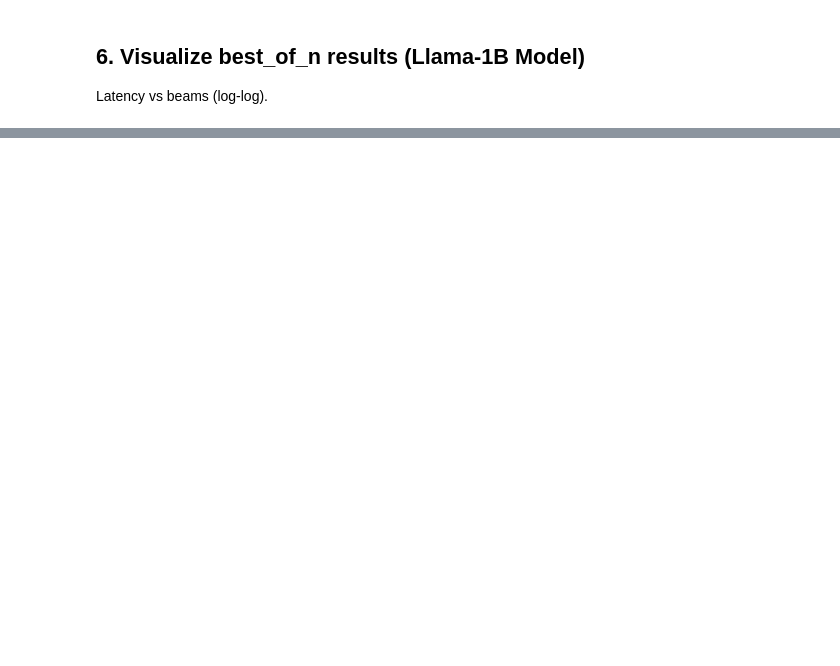
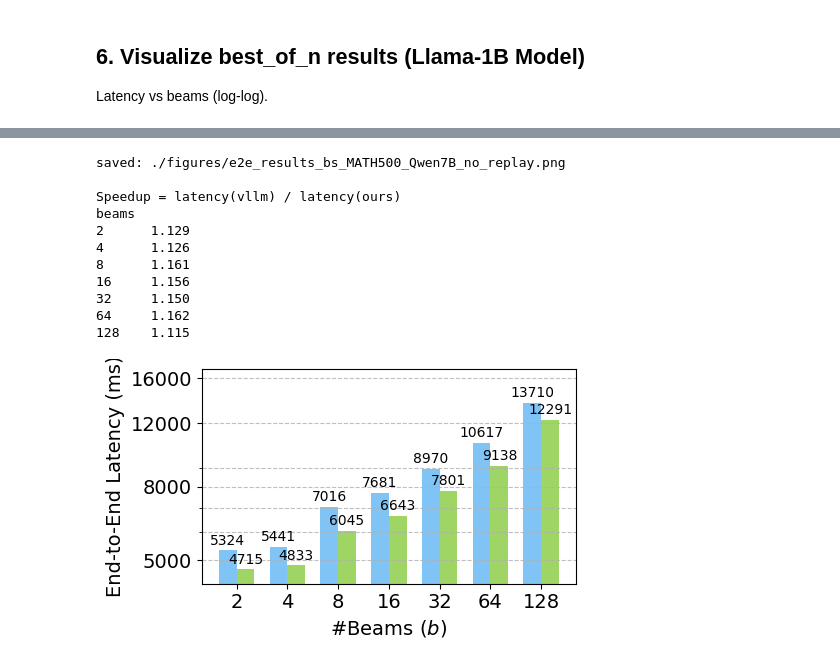
Before and after one commit to AccTTS-anonymous/AccTTS-anonymous, a Jupyter notebook: scripts/e2e_results_analyze.ipynb, the cells around one changed output, grey strips where cells are left out. Drawn from its saved outputs; the diff is of its cells as text; code cells hidden in the pictures; blank space fills up the shorter version.

```diff
--- a/scripts/e2e_results_analyze.ipynb
+++ b/scripts/e2e_results_analyze.ipynb
@@ -303,0 +519,53 @@ plt.show()
+# %%
+# --- 7. Qwen-2.5-7B: MATH-500 beam_search latency ----------------------
+dataset = 'MATH-500'
+alg = 'beam_search'
+pivot = qwen7b_results[dataset][alg]['latency']
+speedup = qwen7b_results[dataset][alg]['speedup']
+
+beams = [n for n in QWEN7B_BEAMS if not pivot[n].isna().all()]
+x = np.arange(len(beams))
+width = 0.35
+
+fig, ax = plt.subplots(figsize=(5, 3))
+for i, method in enumerate(QWEN7B_METHODS):
+    offset = (i - (len(QWEN7B_METHODS) - 1) / 2) * width
+    vals = pivot.loc[method, beams].values
+    bars = ax.bar(x + offset, vals, width, label=method, color=QWEN7B_COLORS[method])
+    ax.bar_label(bars, fmt='%.0f', fontsize=10, padding=2)
+
+ax.set_yscale('log')
+ax.set_ylim(4300, 17000)
+ax.set_yticks([5000, 8000, 12000, 16000])
+_sf = ScalarFormatter()
+_sf.set_scientific(False)
+ax.yaxis.set_major_formatter(_sf)
+ax.yaxis.set_minor_formatter(NullFormatter())
+ax.set_xticks(x)
+ax.set_xticklabels([str(n) for n in beams])
+ax.tick_params(axis='both', labelsize=14)
+ax.set_xlabel(r'#Beams ($\mathit{b}$)', fontsize=14)
+ax.set_ylabel('End-to-End Latency (ms)', fontsize=14)
+ax.grid(True, axis='y', which='both', linestyle='--', alpha=0.8)
+plt.tight_layout()
+
+out_path = QWEN7B_FIG_DIR / f'e2e_results_bs_MATH500_Qwen7B_{QWEN7B_REPLAY_MODE}.png'
+fig.savefig(out_path, dpi=300, bbox_inches='tight')
+print('saved:', out_path)
+print()
+print('Speedup = latency(vllm) / latency(ours)')
+print(speedup.round(3).to_string())
+plt.show()
+# %% [output]
+saved: ./figures/e2e_results_bs_MATH500_Qwen7B_no_replay.png
+
+Speedup = latency(vllm) / latency(ours)
+beams
+2      1.129
+4      1.126
+8      1.161
+16     1.156
+32     1.150
+64     1.162
+128    1.115
+[figure, added]
```
Also changed, not shown: parts of 11 cells of this notebook, 58 other files.
